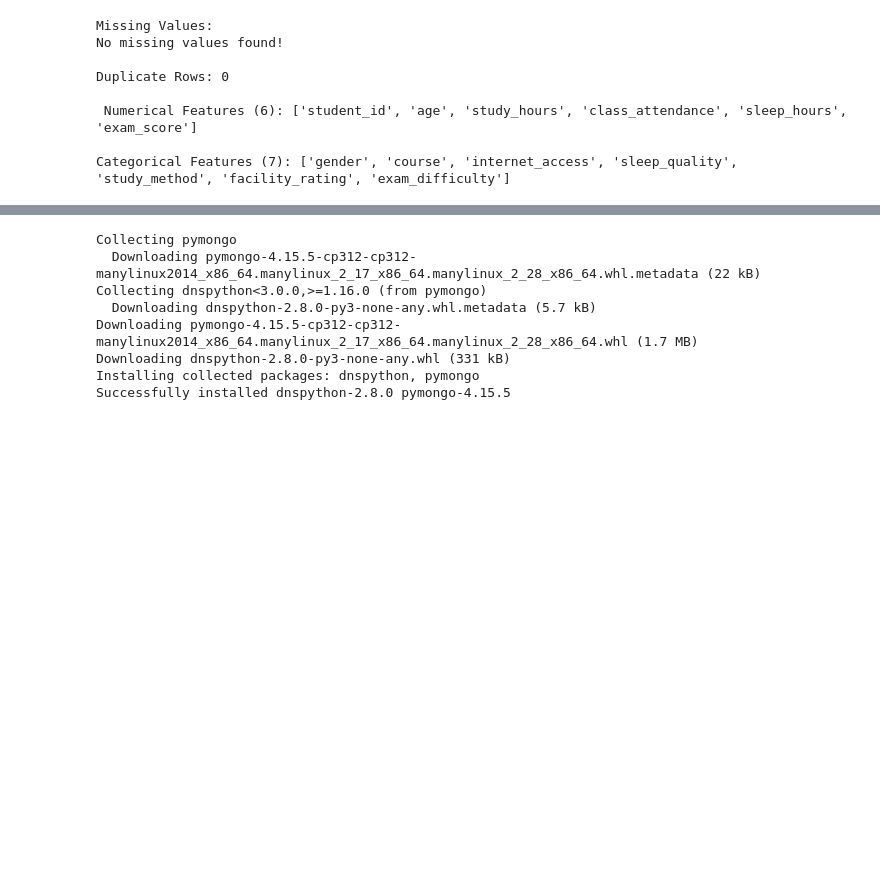
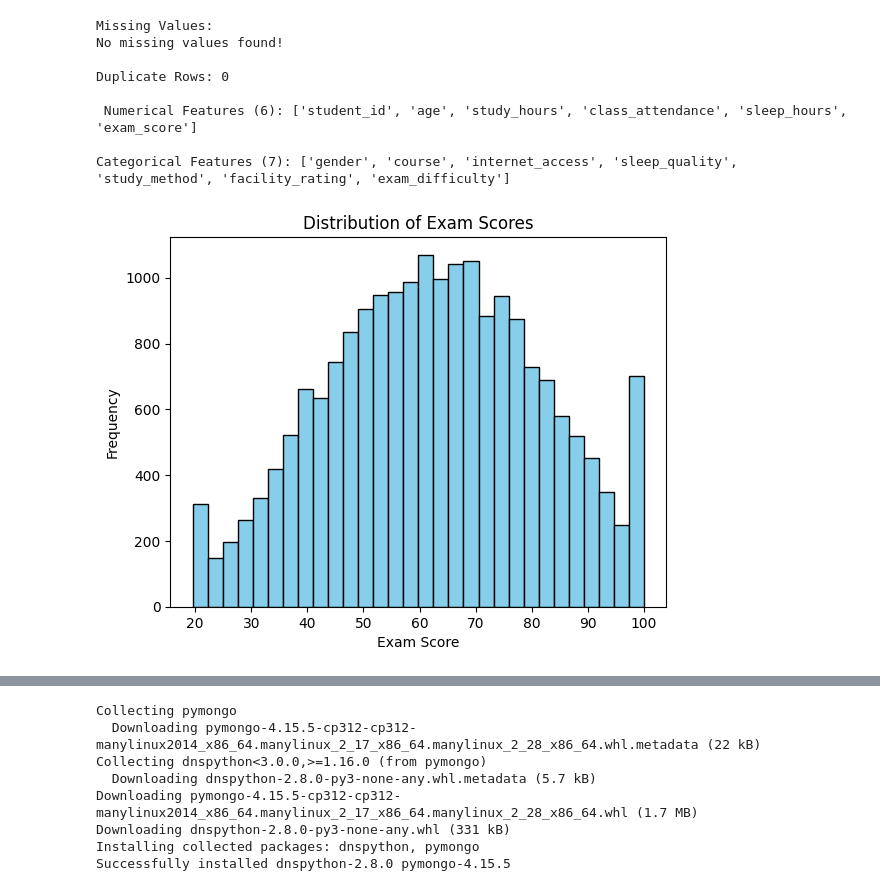
Before and after one commit to dohaneedsrest/BigDataAnalyticsFinalProject, a Jupyter notebook: BigDataFinalProject.ipynb, the cells around one changed output, grey strips where cells are left out. Drawn from its saved outputs; the diff is of its cells as text; code cells hidden in the pictures; blank space fills up the shorter version.

Commit message:
visualization added

```diff
--- a/BigDataFinalProject.ipynb
+++ b/BigDataFinalProject.ipynb
@@ -13,7 +13,7 @@ print('import complete')
 import complete
 # %%
 # Dataset Upload
-df = pd.read_csv('Exam_Score_Prediction.csv')
+df = pd.read_csv('/content/sample_data/Exam_Score_Prediction.csv')
 print(df.head())
 print('dataset loaded')
 # %% [output]
@@ -140,3 +140,12 @@ Duplicate Rows: 0
  Numerical Features (6): ['student_id', 'age', 'study_hours', 'class_attendance', 'sleep_hours', 'exam_score']
 
 Categorical Features (7): ['gender', 'course', 'internet_access', 'sleep_quality', 'study_method', 'facility_rating', 'exam_difficulty']
+# %%
+plt.figure()
+plt.hist(df['exam_score'], bins=30, color='skyblue', edgecolor='black')
+plt.xlabel('Exam Score')
+plt.ylabel('Frequency')
+plt.title('Distribution of Exam Scores')
+plt.show()
+# %% [output]
+[figure, added]
```
Also changed, not shown: parts of 4 cells of this notebook.
